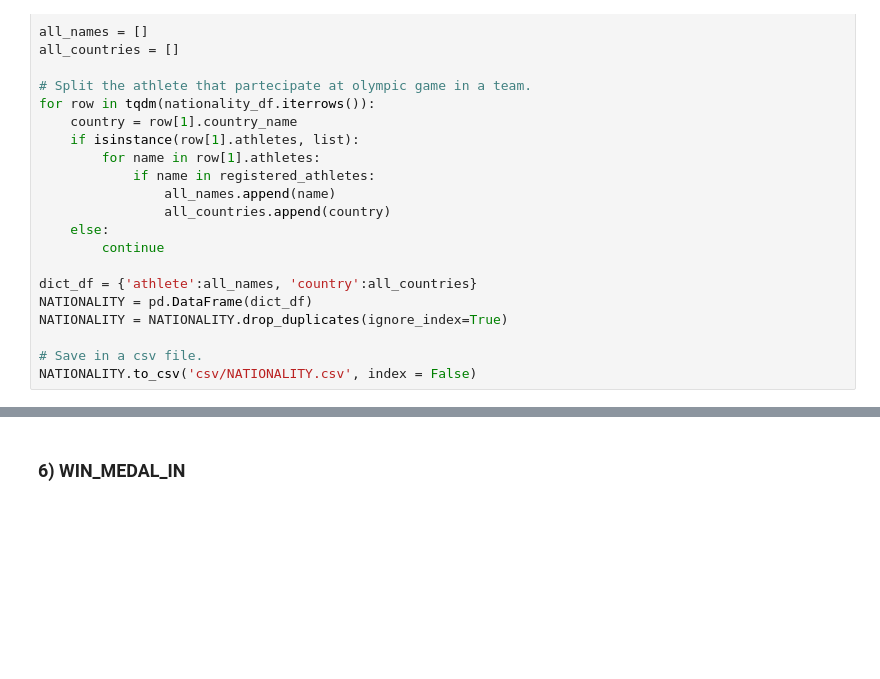
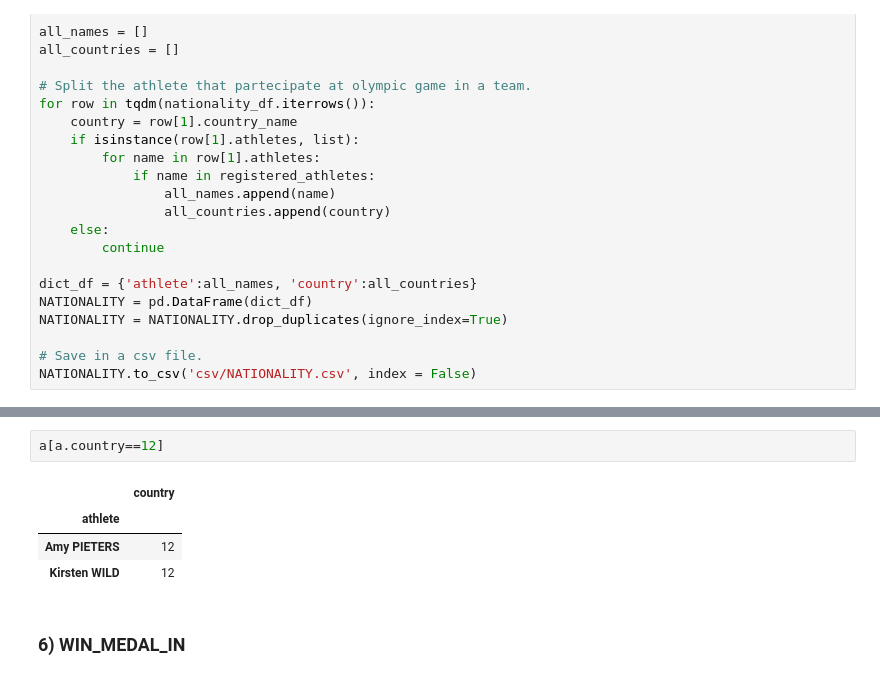
Before and after one commit to Matteo-Candi/Data_Management, a Jupyter notebook: handle_data.ipynb, the cells around one changed output, grey strips where cells are left out. Drawn from its saved outputs; the diff is of its cells as text; blank space fills up the shorter version.

```diff
--- a/handle_data.ipynb
+++ b/handle_data.ipynb
@@ -143,3 +226,10 @@ NATIONALITY.to_csv('csv/NATIONALITY.csv', index = False)
+# %%
+a[a.country==12]
+# %% [output]
+|  | country |
+| athlete |  |
+| Amy PIETERS | 12 |
+| Kirsten WILD | 12 |
 # %% [markdown]
 ### 6) WIN_MEDAL_IN
 # %%
```
Also changed, not shown: parts of 7 cells of this notebook.
